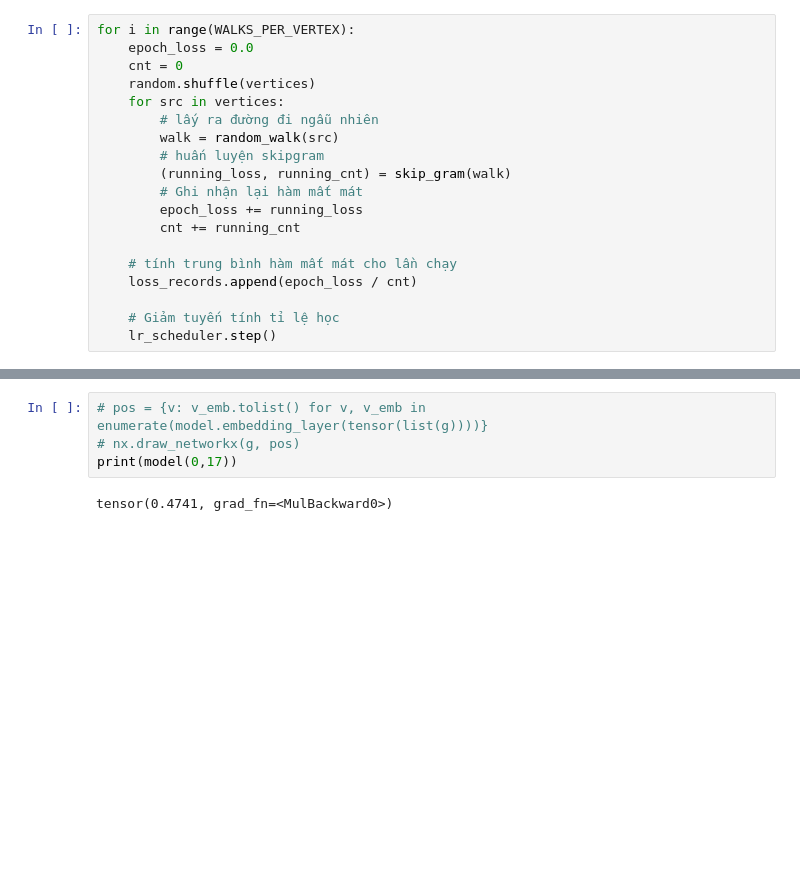
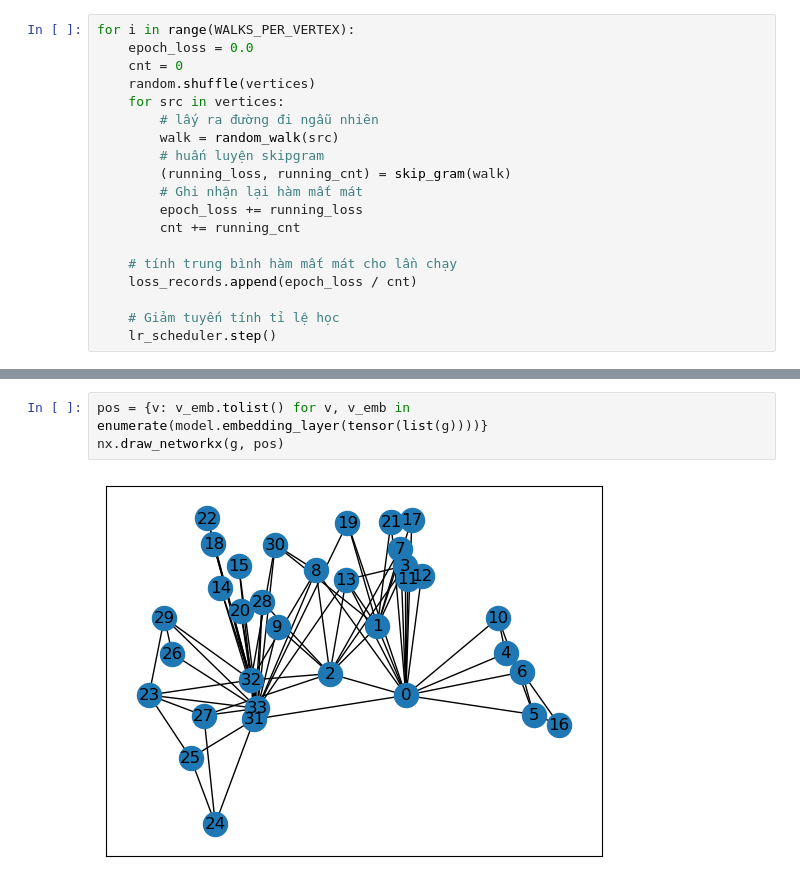
Before and after one commit to hienvm/DeepwalkDemo, a Jupyter notebook: deepwalk.ipynb, the cells around one changed output, grey strips where cells are left out. Drawn from its saved outputs; the diff is of its cells as text; blank space fills up the shorter version.

```diff
--- a/deepwalk.ipynb
+++ b/deepwalk.ipynb
@@ -139,6 +139,5 @@ Text(0.5, 1.0, 'Hàm mất mát theo thời gian')
 # %%
-# pos = {v: v_emb.tolist() for v, v_emb in enumerate(model.embedding_layer(tensor(list(g))))}
-# nx.draw_networkx(g, pos)
-print(model(0,17))
+pos = {v: v_emb.tolist() for v, v_emb in enumerate(model.embedding_layer(tensor(list(g))))}
+nx.draw_networkx(g, pos)
 # %% [output]
-tensor(0.4741, grad_fn=<MulBackward0>)
+[figure, added]
```
Also changed, not shown: parts of 3 cells of this notebook.
